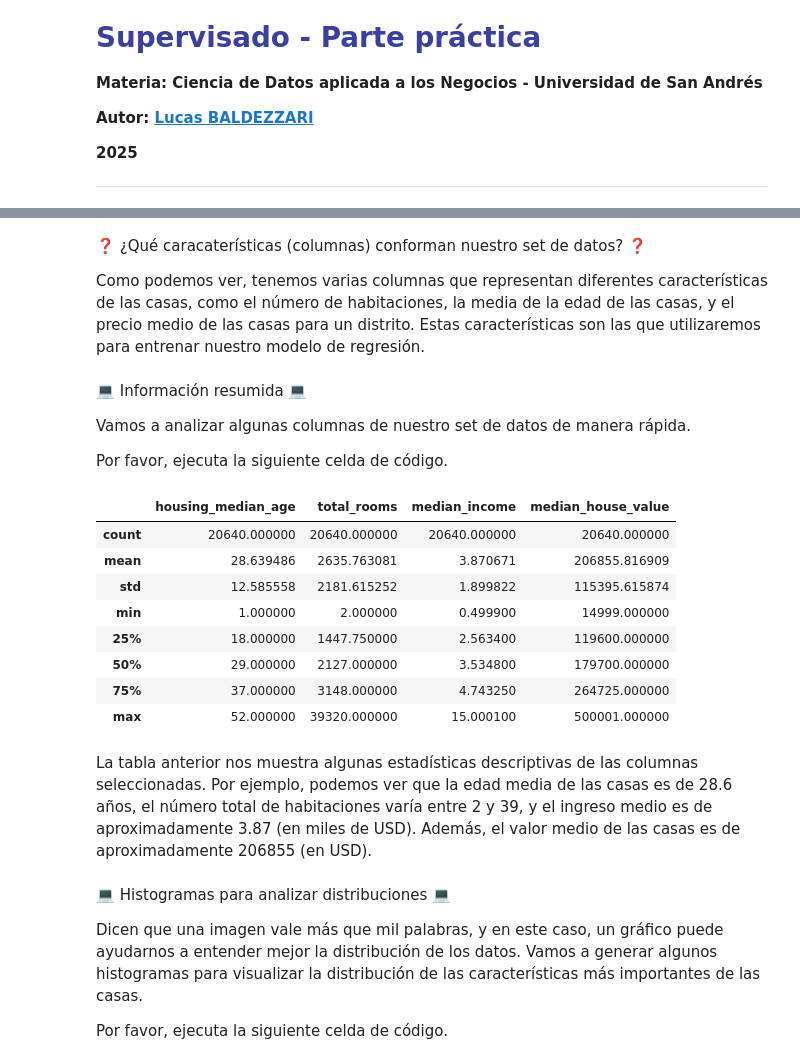
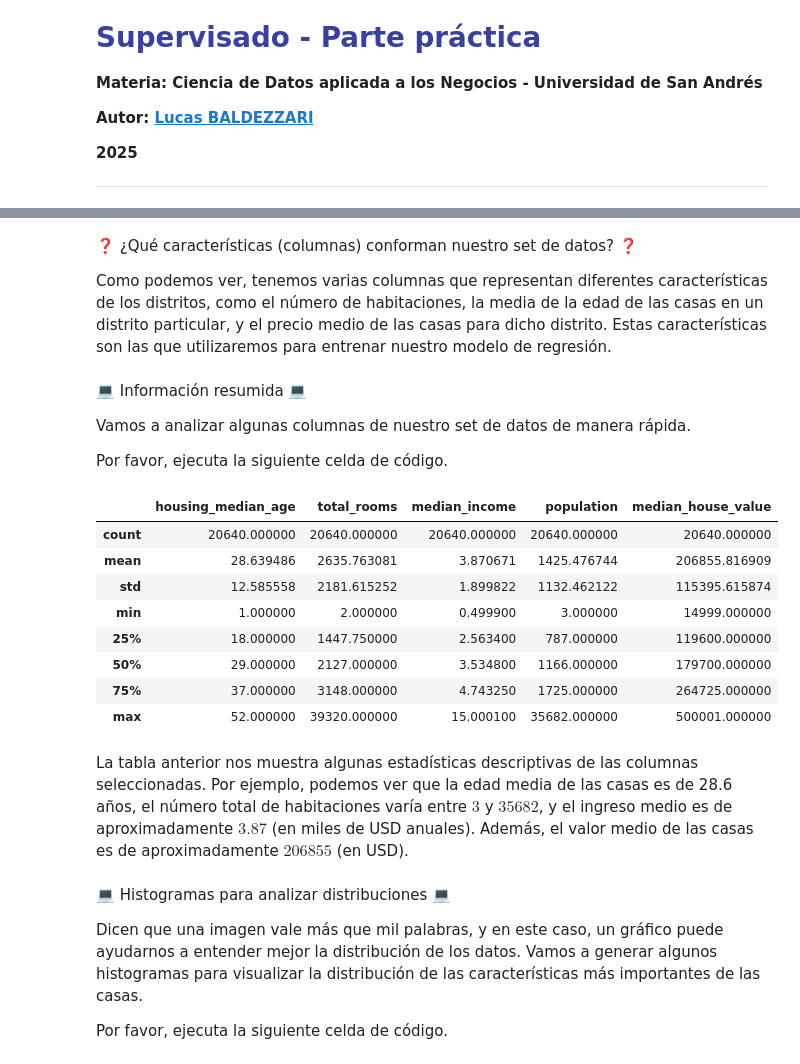
Before and after one commit to lucasbaldezzari/cdan, a Jupyter notebook: 2. Intro al ANS.ipynb, the cells around one changed output, grey strips where cells are left out. Cells and saved outputs as stored; diff of their text form; code cells hidden in the pictures.

```diff
--- a/2. Intro al ANS.ipynb
+++ b/2. Intro al ANS.ipynb
@@ -92,9 +92,9 @@ Primeras 5 filas del set de datos:
 | 3 | -122.25 | 37.85 | 52.0 | 1274.0 | 235.0 | 558.0 | 219.0 | ... |
 | 4 | -122.25 | 37.85 | 52.0 | 1627.0 | 280.0 | 565.0 | 259.0 | ... |
 # %% [markdown]
-❓ ¿Qué caracaterísticas (columnas) conforman nuestro set de datos? ❓
+❓ ¿Qué características (columnas) conforman nuestro set de datos? ❓
 
-Como podemos ver, tenemos varias columnas que representan diferentes características de las casas, como el número de habitaciones, la media de la edad de las casas, y el precio medio de las casas para un distrito. Estas características son las que utilizaremos para entrenar nuestro modelo de regresión.
+Como podemos ver, tenemos varias columnas que representan diferentes características de los distritos, como el número de habitaciones, la media de la edad de las casas en un distrito particular, y el precio medio de las casas para dicho distrito. Estas características son las que utilizaremos para entrenar nuestro modelo de regresión.
 # %% [markdown]
 💻 Información resumida 💻
 
@@ -102,19 +102,19 @@ Vamos a analizar algunas columnas de nuestro set de datos de manera rápida.
 
 Por favor, ejecuta la siguiente celda de código.
 # %%
-housing[["housing_median_age","total_rooms","median_income","median_house_value"]].describe()
+housing[["housing_median_age","total_rooms","median_income","population","median_house_value"]].describe()
 # %% [output]
-|  | housing_median_age | total_rooms | median_income | median_house_value |
-| count | 20640.000000 | 20640.000000 | 20640.000000 | 20640.000000 |
-| mean | 28.639486 | 2635.763081 | 3.870671 | 206855.816909 |
-| std | 12.585558 | 2181.615252 | 1.899822 | 115395.615874 |
-| min | 1.000000 | 2.000000 | 0.499900 | 14999.000000 |
-| 25% | 18.000000 | 1447.750000 | 2.563400 | 119600.000000 |
-| 50% | 29.000000 | 2127.000000 | 3.534800 | 179700.000000 |
-| 75% | 37.000000 | 3148.000000 | 4.743250 | 264725.000000 |
-| max | 52.000000 | 39320.000000 | 15.000100 | 500001.000000 |
+|  | housing_median_age | total_rooms | median_income | population | median_house_value |
+| count | 20640.000000 | 20640.000000 | 20640.000000 | 20640.000000 | 20640.000000 |
+| mean | 28.639486 | 2635.763081 | 3.870671 | 1425.476744 | 206855.816909 |
+| std | 12.585558 | 2181.615252 | 1.899822 | 1132.462122 | 115395.615874 |
+| min | 1.000000 | 2.000000 | 0.499900 | 3.000000 | 14999.000000 |
+| 25% | 18.000000 | 1447.750000 | 2.563400 | 787.000000 | 119600.000000 |
+| 50% | 29.000000 | 2127.000000 | 3.534800 | 1166.000000 | 179700.000000 |
+| 75% | 37.000000 | 3148.000000 | 4.743250 | 1725.000000 | 264725.000000 |
+| max | 52.000000 | 39320.000000 | 15.000100 | 35682.000000 | 500001.000000 |
 # %% [markdown]
-La tabla anterior nos muestra algunas estadísticas descriptivas de las columnas seleccionadas. Por ejemplo, podemos ver que la edad media de las casas es de 28.6 años, el número total de habitaciones varía entre 2 y 39, y el ingreso medio es de aproximadamente 3.87 (en miles de USD). Además, el valor medio de las casas es de aproximadamente 206855 (en USD).
+La tabla anterior nos muestra algunas estadísticas descriptivas de las columnas seleccionadas. Por ejemplo, podemos ver que la edad media de las casas es de 28.6 años, el número total de habitaciones varía entre $3$ y $35682$, y el ingreso medio es de aproximadamente $3.87$ (en miles de USD anuales). Además, el valor medio de las casas es de aproximadamente $206855$ (en USD).
 # %% [markdown]
 💻 Histogramas para analizar distribuciones 💻
 
```
Also changed, not shown: parts of 26 cells of this notebook, 1 other file.
